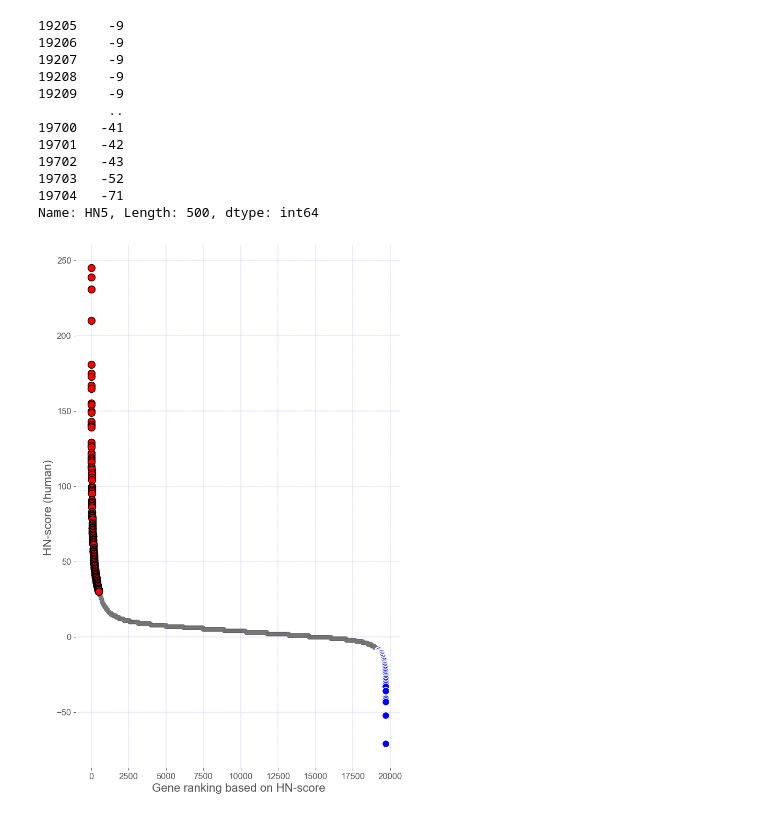
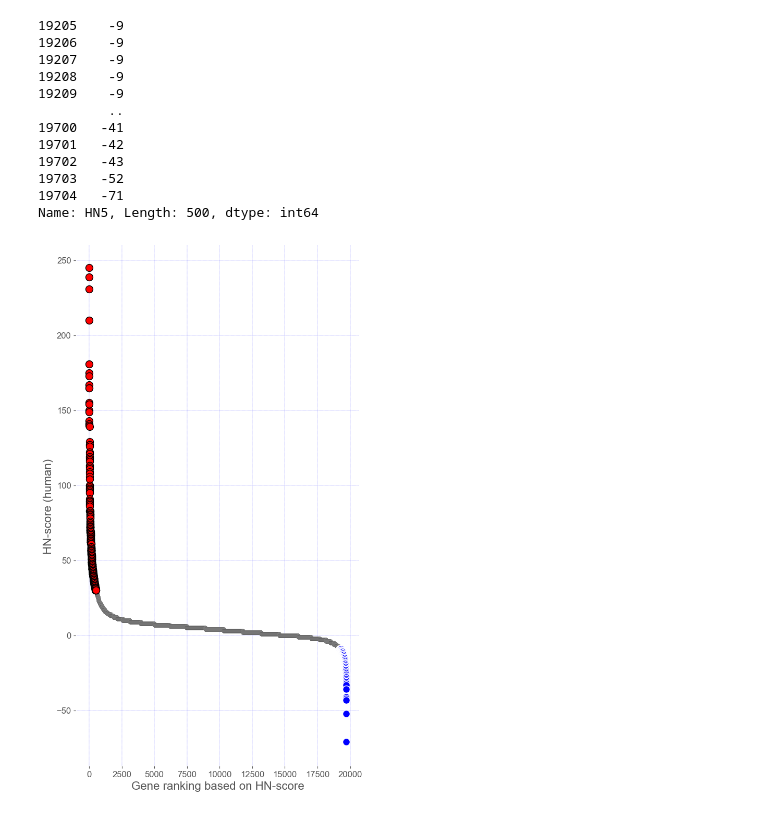
Before and after one commit to yonesora56/HS_code, a Jupyter notebook: scatter-plot_HNscore/scatter_plot_HNscore_human.ipynb, the cells around one changed output. Cells and saved outputs as stored; diff of their text form; code cells hidden in the pictures.

```diff
--- a/scatter-plot_HNscore/scatter_plot_HNscore_human.ipynb
+++ b/scatter-plot_HNscore/scatter_plot_HNscore_human.ipynb
@@ -155,32 +155,32 @@ plt.scatter(
 # upregulated genes
 plt.scatter(
             upregulated["X"],
             upregulated["Y"],
             s = 100,
             c = "red",
             edgecolor = "black",
             linewidth = 1,
             alpha = 1,
             label = "upregulated"
             )
 
 #downregulated genes
 plt.scatter(
             downregulated["X"],
             downregulated["Y"],
             s = 100,
             c = "blue",
             edgecolor = "white",
             linewidth = 1,
             alpha = 1,
             label = "downregulated"
             )
 
 plt.grid(color='b', linestyle=':', linewidth=0.3)
-plt.rcParams["figure.figsize"] = [8, 13]
+plt.rcParams["figure.figsize"] = [7, 13]
 plt.xlabel("Gene ranking based on HN-score", fontsize=16)
 plt.ylabel("HN-score (human) ", fontsize=16)
 plt.tick_params(labelsize=12)
 plt.savefig("./PNG_file/scatter-plot_HN5_human.png", format="png", dpi=500)
 # %% [output]
-[figure, old version]
+[figure, new version]
```
Also changed, not shown: 1 other file.
